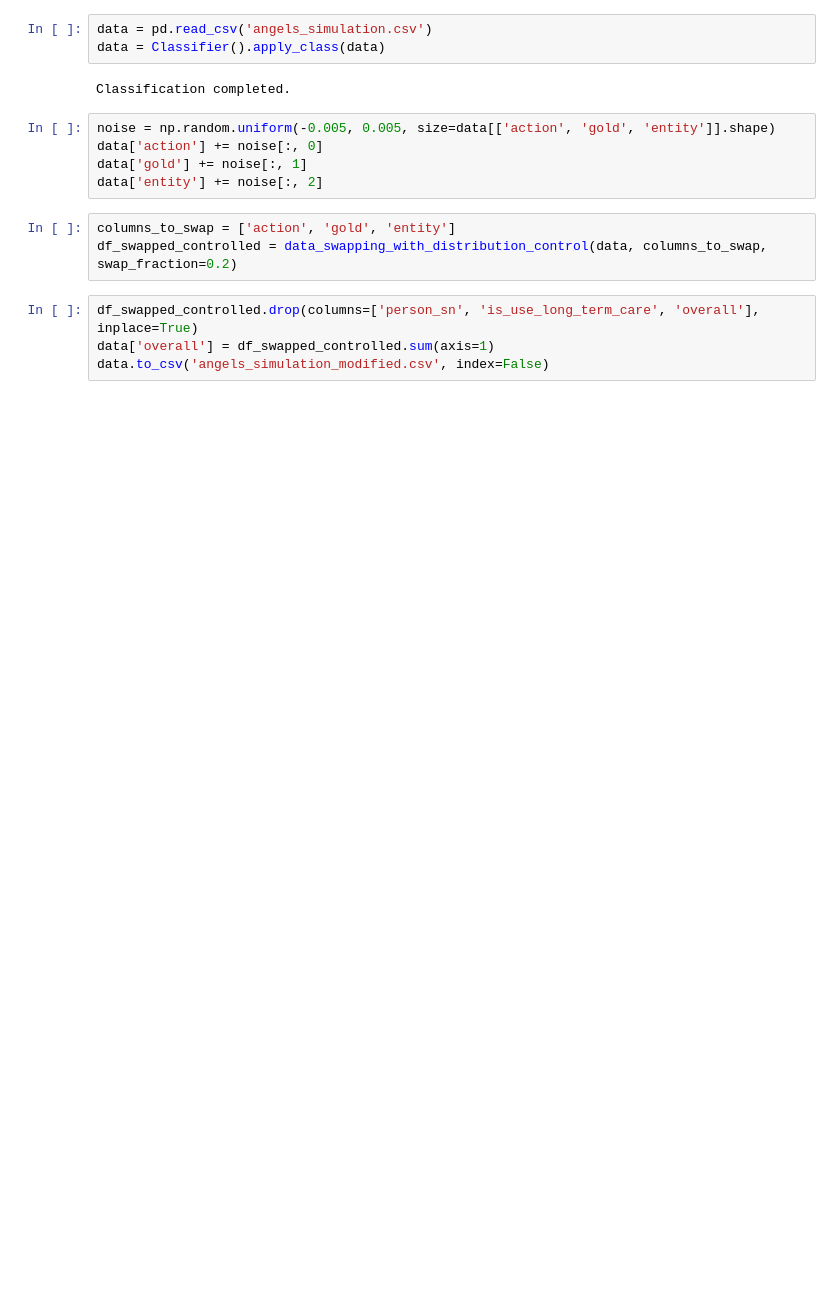
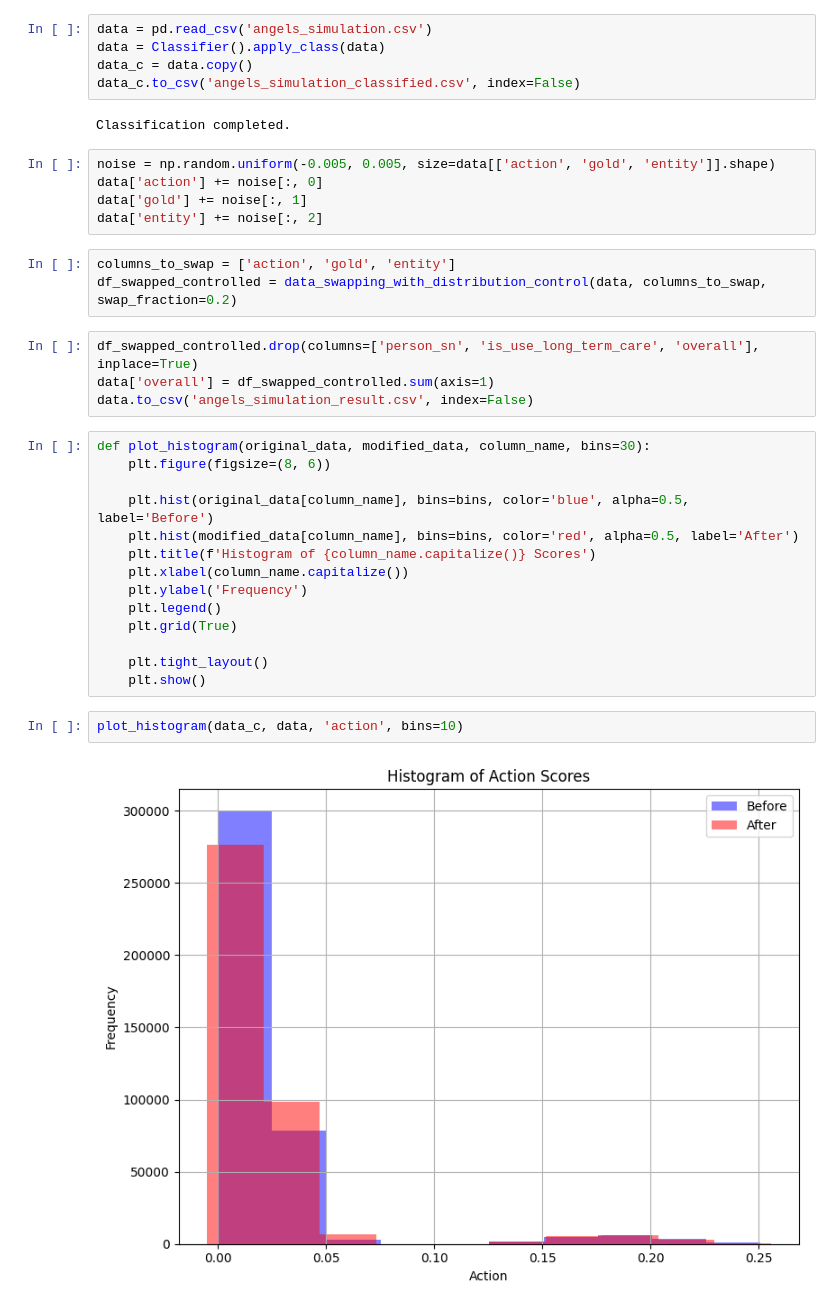
Before and after one commit to withbenny/ANGELS-SIMULATION, a Jupyter notebook: simulated_aging_friendly_living.ipynb, the cells around one changed output. Saved outputs shown, nothing was run; the diff lists cells and outputs as text; blank space fills up the shorter version.

Commit message:
add histogram

```diff
--- a/simulated_aging_friendly_living.ipynb
+++ b/simulated_aging_friendly_living.ipynb
@@ -240,6 +241,8 @@ def data_swapping_with_distribution_control(df, columns, swap_fraction=0.1):
 # %%
 data = pd.read_csv('angels_simulation.csv')
 data = Classifier().apply_class(data)
+data_c = data.copy()
+data_c.to_csv('angels_simulation_classified.csv', index=False)
 # %% [output]
 Classification completed.
 # %%
@@ -253,4 +256,22 @@ df_swapped_controlled = data_swapping_with_distribution_control(data, columns_to
 # %%
 df_swapped_controlled.drop(columns=['person_sn', 'is_use_long_term_care', 'overall'], inplace=True)
 data['overall'] = df_swapped_controlled.sum(axis=1)
-data.to_csv('angels_simulation_modified.csv', index=False)
+data.to_csv('angels_simulation_result.csv', index=False)
+# %%
+def plot_histogram(original_data, modified_data, column_name, bins=30):
+    plt.figure(figsize=(8, 6))
+
+    plt.hist(original_data[column_name], bins=bins, color='blue', alpha=0.5, label='Before')
+    plt.hist(modified_data[column_name], bins=bins, color='red', alpha=0.5, label='After')
+    plt.title(f'Histogram of {column_name.capitalize()} Scores')
+    plt.xlabel(column_name.capitalize())
+    plt.ylabel('Frequency')
+    plt.legend()
+    plt.grid(True)
+
+    plt.tight_layout()
+    plt.show()
+# %%
+plot_histogram(data_c, data, 'action', bins=10)
+# %% [output]
+[figure, added]
```
Also changed, not shown: parts of 2 cells of this notebook.
